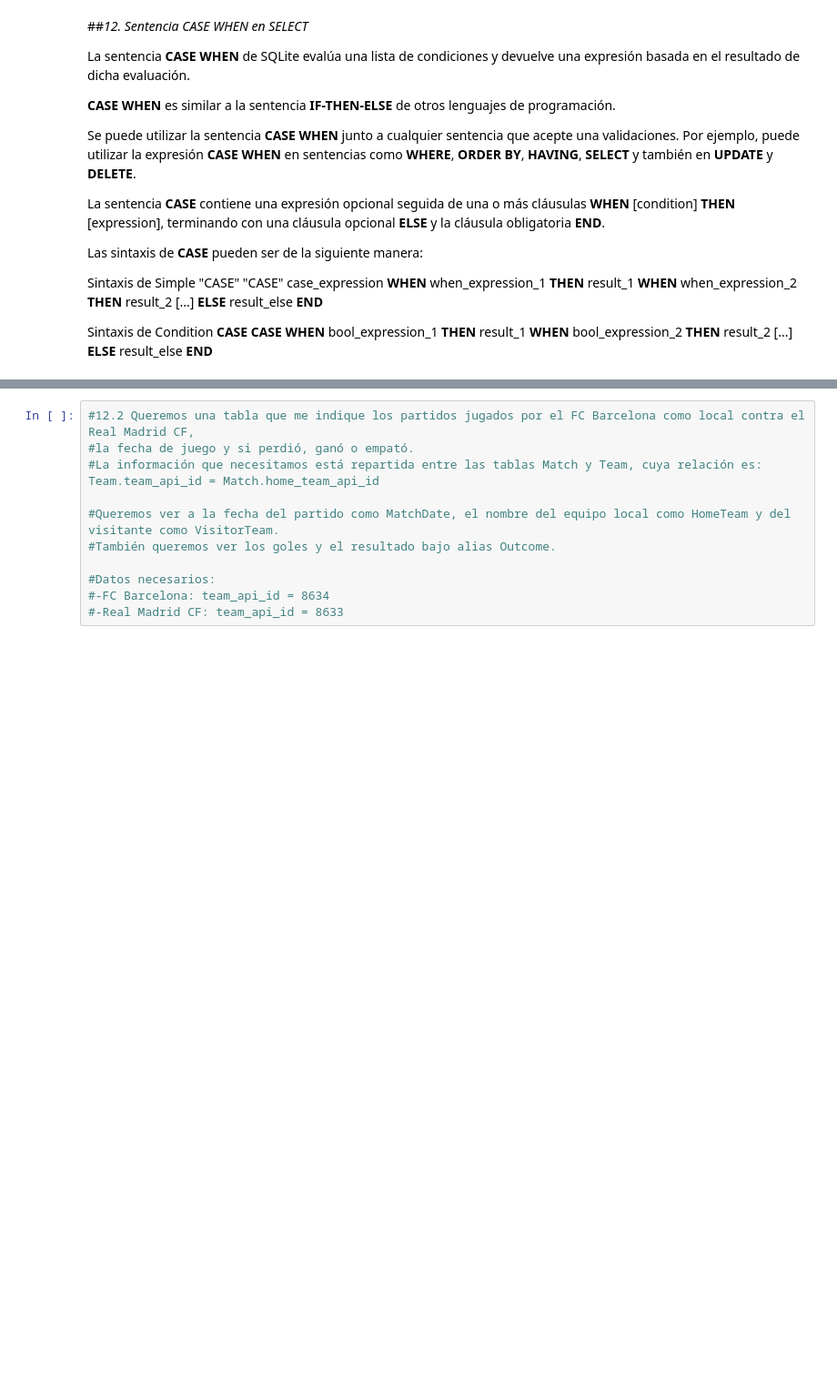
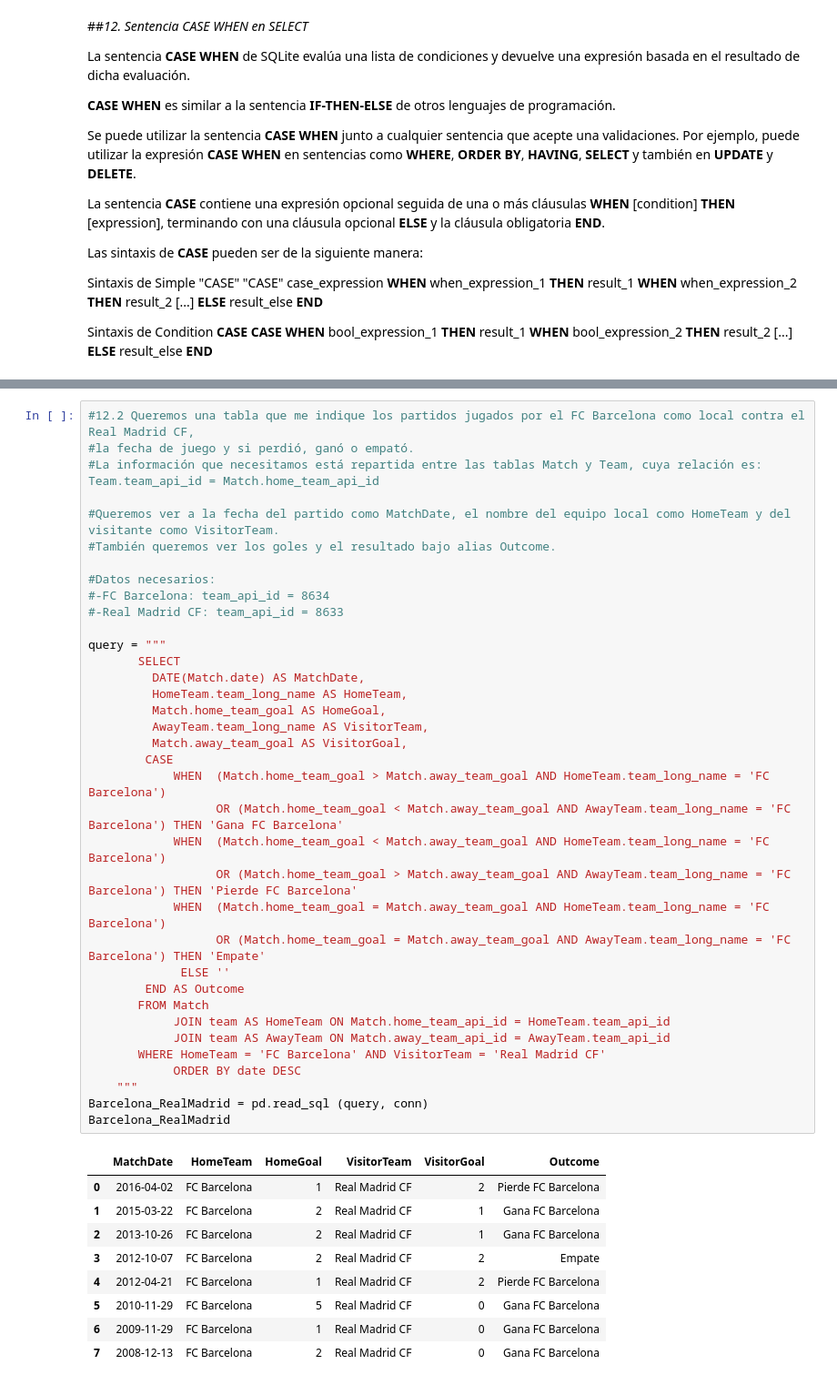
Before and after one commit to CharlieHndz/Talento-Tech-2024-Carlos-Hdez, a Jupyter notebook: Practica_SQL.ipynb, the cells around one changed output, grey strips where cells are left out. Shown at 91% size. Cells and saved outputs as stored; diff of their text form; blank space fills up the shorter version.

```diff
--- a/Practica_SQL.ipynb
+++ b/Practica_SQL.ipynb
@@ -1402,11 +1401,46 @@ Barcelona
 # %%
 #12.2 Queremos una tabla que me indique los partidos jugados por el FC Barcelona como local contra el Real Madrid CF,
 #la fecha de juego y si perdió, ganó o empató.
 #La información que necesitamos está repartida entre las tablas Match y Team, cuya relación es: Team.team_api_id = Match.home_team_api_id
 
 #Queremos ver a la fecha del partido como MatchDate, el nombre del equipo local como HomeTeam y del visitante como VisitorTeam.
 #También queremos ver los goles y el resultado bajo alias Outcome.
 
 #Datos necesarios:
 #-FC Barcelona: team_api_id = 8634
 #-Real Madrid CF: team_api_id = 8633
+
+query = """
+       SELECT
+         DATE(Match.date) AS MatchDate,
+         HomeTeam.team_long_name AS HomeTeam,
+         Match.home_team_goal AS HomeGoal,
+         AwayTeam.team_long_name AS VisitorTeam,
+         Match.away_team_goal AS VisitorGoal,
+        CASE
+            WHEN  (Match.home_team_goal > Match.away_team_goal AND HomeTeam.team_long_name = 'FC Barcelona')
+                  OR (Match.home_team_goal < Match.away_team_goal AND AwayTeam.team_long_name = 'FC Barcelona') THEN 'Gana FC Barcelona'
+            WHEN  (Match.home_team_goal < Match.away_team_goal AND HomeTeam.team_long_name = 'FC Barcelona')
+                  OR (Match.home_team_goal > Match.away_team_goal AND AwayTeam.team_long_name = 'FC Barcelona') THEN 'Pierde FC Barcelona'
+            WHEN  (Match.home_team_goal = Match.away_team_goal AND HomeTeam.team_long_name = 'FC Barcelona')
+                  OR (Match.home_team_goal = Match.away_team_goal AND AwayTeam.team_long_name = 'FC Barcelona') THEN 'Empate'
+             ELSE ''
+        END AS Outcome
+       FROM Match
+            JOIN team AS HomeTeam ON Match.home_team_api_id = HomeTeam.team_api_id
+            JOIN team AS AwayTeam ON Match.away_team_api_id = AwayTeam.team_api_id
+       WHERE HomeTeam = 'FC Barcelona' AND VisitorTeam = 'Real Madrid CF'
+            ORDER BY date DESC
+    """
+Barcelona_RealMadrid = pd.read_sql (query, conn)
+Barcelona_RealMadrid
+# %% [output]
+|  | MatchDate | HomeTeam | HomeGoal | VisitorTeam | VisitorGoal | Outcome |
+| 0 | 2016-04-02 | FC Barcelona | 1 | Real Madrid CF | 2 | Pierde FC Barcelona |
+| 1 | 2015-03-22 | FC Barcelona | 2 | Real Madrid CF | 1 | Gana FC Barcelona |
+| 2 | 2013-10-26 | FC Barcelona | 2 | Real Madrid CF | 1 | Gana FC Barcelona |
+| 3 | 2012-10-07 | FC Barcelona | 2 | Real Madrid CF | 2 | Empate |
+| 4 | 2012-04-21 | FC Barcelona | 1 | Real Madrid CF | 2 | Pierde FC Barcelona |
+| 5 | 2010-11-29 | FC Barcelona | 5 | Real Madrid CF | 0 | Gana FC Barcelona |
+| 6 | 2009-11-29 | FC Barcelona | 1 | Real Madrid CF | 0 | Gana FC Barcelona |
+| 7 | 2008-12-13 | FC Barcelona | 2 | Real Madrid CF | 0 | Gana FC Barcelona |
```
Also changed, not shown: parts of 4 cells of this notebook.
